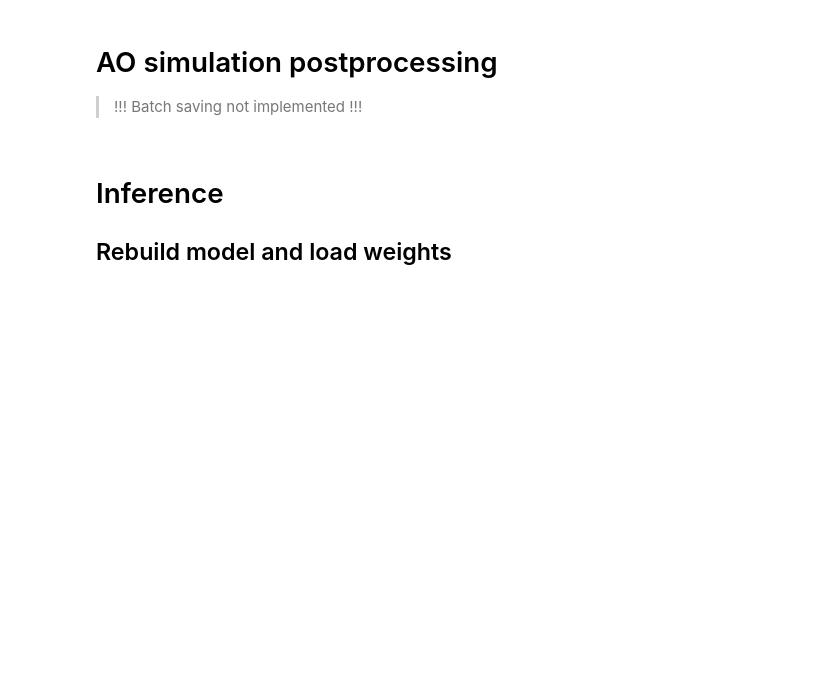
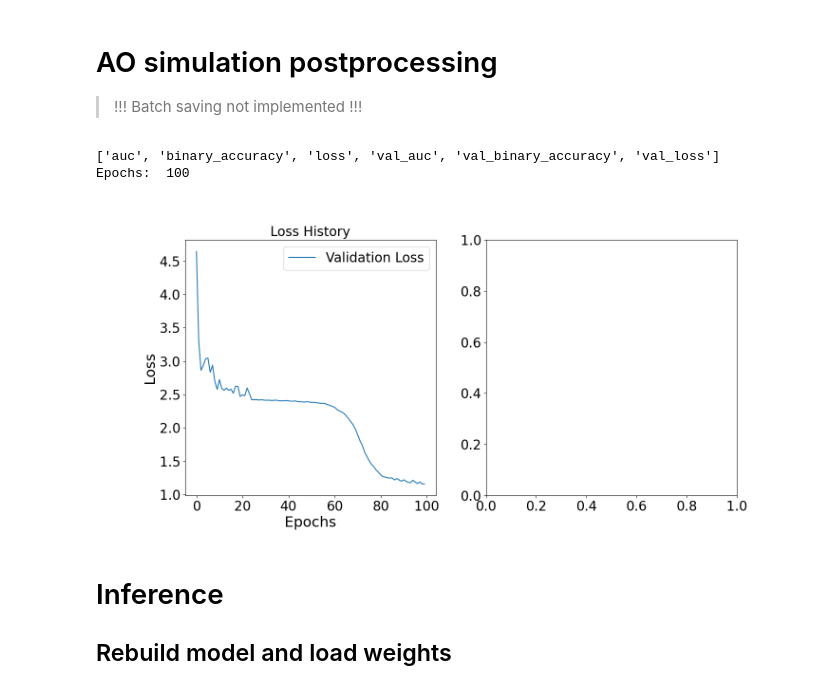
Before and after one commit to HumbertDominique/PSF-R-ML, a Jupyter notebook: Inference.ipynb, the cells around one changed output. Cells and saved outputs as stored; diff of their text form; code cells hidden in the pictures; blank space fills up the shorter version.

```diff
--- a/Inference.ipynb
+++ b/Inference.ipynb
@@ -26,31 +26,35 @@ inputDir = "output_ML/"
 # %%
 with h5py.File(inputDir+"history.h5", 'r') as history:
     key = list(history.keys())
     print(key)
     loss = history['loss'][()]
     # print(history['loss'][()])
     val_loss = history['val_loss'][()]
     Epochs = len(loss)
 
 print("Epochs: ", Epochs)
 fig, (ax1, ax2) = plt.subplots(1, 2, figsize=(15, 7))
 
-ax1.plot(loss, "-", label="Loss")
+# ax1.plot(loss, "-", label="Loss")
 ax1.plot(val_loss, "-", label="Validation Loss")
 ax1.set_xlabel("Epochs")
 ax1.set_ylabel("Loss")
 ax1.set_title("Loss History")
 ax1.legend()
 
 plt.rc("font", size=SMALL_SIZE)
 plt.rc("axes", titlesize=SMALL_SIZE)
 plt.rc("axes", labelsize=MEDIUM_SIZE)
 plt.rc("xtick", labelsize=SMALL_SIZE)
 plt.rc("ytick", labelsize=SMALL_SIZE)
 plt.rc("legend", fontsize=SMALL_SIZE)
 plt.rc("figure", titlesize=BIGGER_SIZE)
 
 plt.savefig(outputDir + "/loss.png")
+# %% [output]
+['auc', 'binary_accuracy', 'loss', 'val_auc', 'val_binary_accuracy', 'val_loss']
+Epochs:  100
+[figure, added]
 # %% [markdown]
 # Inference
 
```
Also changed, not shown: 3 other files.
